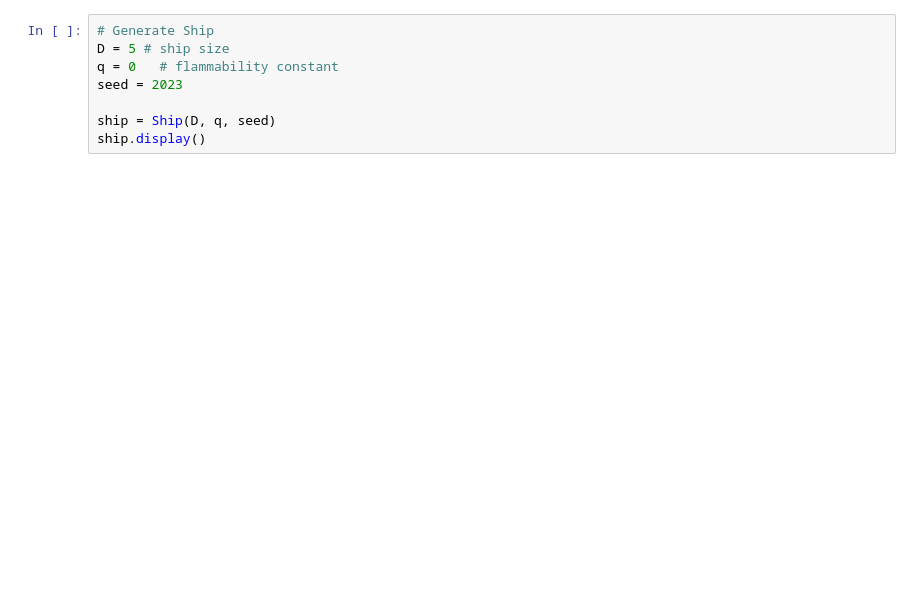
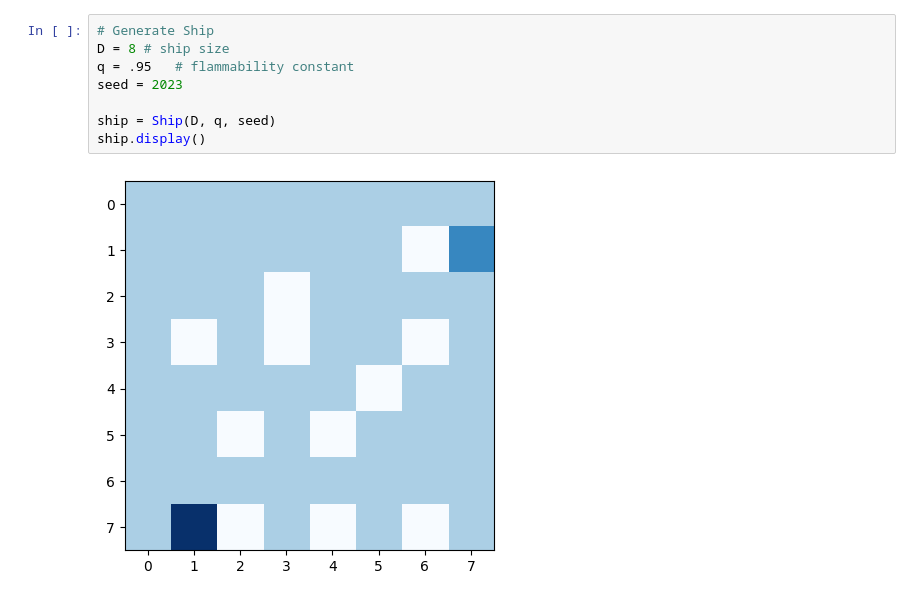
Before and after one commit to dem-ioak/AI-Project-One, a Jupyter notebook: src/Ship.ipynb, the cells around one changed output. Cells and saved outputs as stored; diff of their text form; blank space fills up the shorter version.

```diff
--- a/src/Ship.ipynb
+++ b/src/Ship.ipynb
@@ -259,9 +324,11 @@ class Ship:
         plt.show()
 # %%
 # Generate Ship
-D = 5 # ship size
-q = 0   # flammability constant
+D = 8 # ship size
+q = .95   # flammability constant
 seed = 2023
 
 ship = Ship(D, q, seed)
 ship.display()
+# %% [output]
+[figure, added]
```
Also changed, not shown: parts of 5 cells of this notebook.
